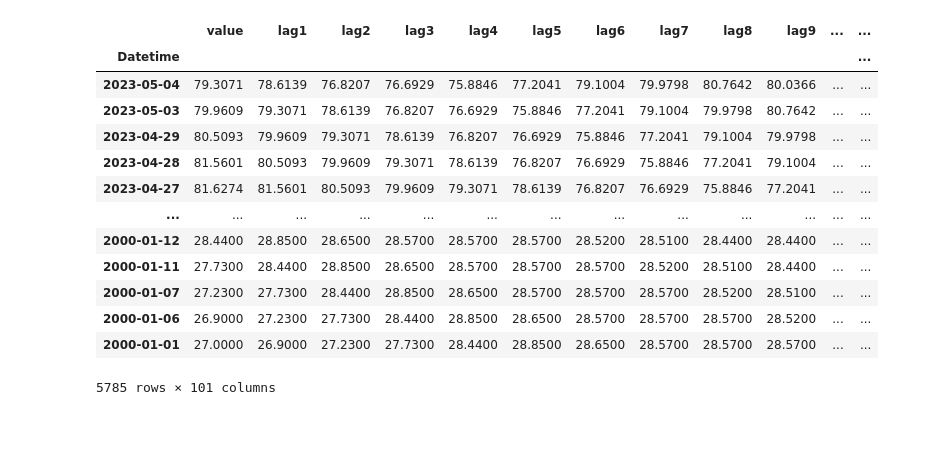
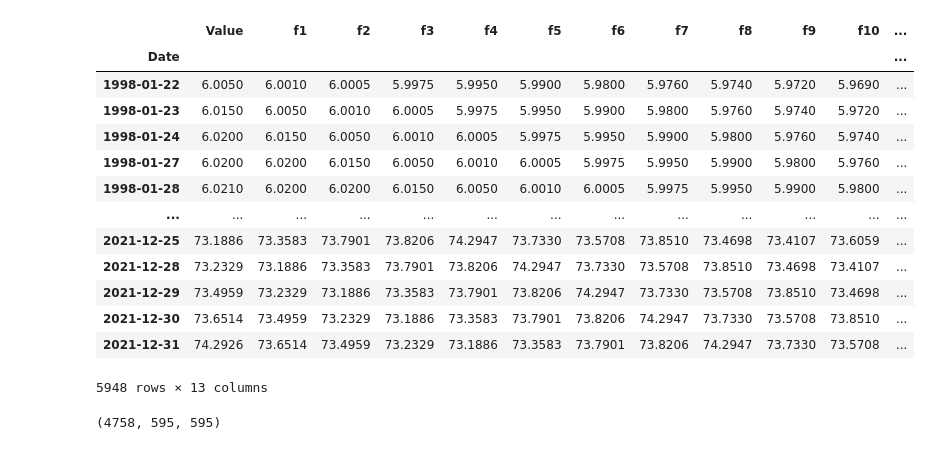
Before and after one commit to gregory-237/ApplicationProgrammingLab5_PyTorch, a Jupyter notebook: main.ipynb, the cells around one changed output. Saved outputs shown, nothing was run; the diff lists cells and outputs as text; code cells hidden in the pictures.

```diff
--- a/main.ipynb
+++ b/main.ipynb
@@ -13,0 +39,3 @@ df.index = pd.to_datetime(df.index)
+# %%
+df = pd.read_csv('/content/dataset.csv', sep=',', names=['Date', 'Value']).query('Date >= "1998-01-01"').query('Date <= "2022-01-01"')
+df
@@ -13,0 +56,4 @@ df.index = pd.to_datetime(df.index)
+# %%
+df = df.set_index(['Date'])
+df = df.rename(columns={'Exchange':'Value'})
+df
@@ -13,0 +80,5 @@ df.index = pd.to_datetime(df.index)
+# %%
+df.index = pd.to_datetime(df.index)
+if not df.index.is_monotonic:
+  df = df.sort_index()
+df
@@ -14,28 +100,28 @@ df.index = pd.to_datetime(df.index)
 # %%
-def generate_time_lags(df, n_lags):
+def generate_features(df, n_features):
     df_n = df.copy()
-    for n in range(1, n_lags + 1):
-        df_n[f"lag{n}"] = df_n["value"].shift(n)
-    df_n = df_n.iloc[n_lags:]
+    for n in range(1, n_features + 1):
+        df_n[f"f{n}"] = df_n["Value"].shift(n)
+    df_n = df_n.iloc[n_features:]
     return df_n
 
-input_dim = 100
+input_dim = 12
 
-df_timelags = generate_time_lags(df, input_dim)
-df_timelags
+df_features = generate_features(df, input_dim)
+df_features
 # %% [output]
-|  | value | lag1 | lag2 | lag3 | lag4 | lag5 | lag6 | lag7 | lag8 | lag9 | ... | ... |
-| Datetime |  |  |  |  |  |  |  |  |  |  |  | ... |
-| 2023-05-04 | 79.3071 | 78.6139 | 76.8207 | 76.6929 | 75.8846 | 77.2041 | 79.1004 | 79.9798 | 80.7642 | 80.0366 | ... | ... |
-| 2023-05-03 | 79.9609 | 79.3071 | 78.6139 | 76.8207 | 76.6929 | 75.8846 | 77.2041 | 79.1004 | 79.9798 | 80.7642 | ... | ... |
-| 2023-04-29 | 80.5093 | 79.9609 | 79.3071 | 78.6139 | 76.8207 | 76.6929 | 75.8846 | 77.2041 | 79.1004 | 79.9798 | ... | ... |
-| 2023-04-28 | 81.5601 | 80.5093 | 79.9609 | 79.3071 | 78.6139 | 76.8207 | 76.6929 | 75.8846 | 77.2041 | 79.1004 | ... | ... |
-| 2023-04-27 | 81.6274 | 81.5601 | 80.5093 | 79.9609 | 79.3071 | 78.6139 | 76.8207 | 76.6929 | 75.8846 | 77.2041 | ... | ... |
+|  | Value | f1 | f2 | f3 | f4 | f5 | f6 | f7 | f8 | f9 | f10 | ... |
+| Date |  |  |  |  |  |  |  |  |  |  |  | ... |
+| 1998-01-22 | 6.0050 | 6.0010 | 6.0005 | 5.9975 | 5.9950 | 5.9900 | 5.9800 | 5.9760 | 5.9740 | 5.9720 | 5.9690 | ... |
+| 1998-01-23 | 6.0150 | 6.0050 | 6.0010 | 6.0005 | 5.9975 | 5.9950 | 5.9900 | 5.9800 | 5.9760 | 5.9740 | 5.9720 | ... |
+| 1998-01-24 | 6.0200 | 6.0150 | 6.0050 | 6.0010 | 6.0005 | 5.9975 | 5.9950 | 5.9900 | 5.9800 | 5.9760 | 5.9740 | ... |
+| 1998-01-27 | 6.0200 | 6.0200 | 6.0150 | 6.0050 | 6.0010 | 6.0005 | 5.9975 | 5.9950 | 5.9900 | 5.9800 | 5.9760 | ... |
+| 1998-01-28 | 6.0210 | 6.0200 | 6.0200 | 6.0150 | 6.0050 | 6.0010 | 6.0005 | 5.9975 | 5.9950 | 5.9900 | 5.9800 | ... |
 | ... | ... | ... | ... | ... | ... | ... | ... | ... | ... | ... | ... | ... |
-| 2000-01-12 | 28.4400 | 28.8500 | 28.6500 | 28.5700 | 28.5700 | 28.5700 | 28.5200 | 28.5100 | 28.4400 | 28.4400 | ... | ... |
-| 2000-01-11 | 27.7300 | 28.4400 | 28.8500 | 28.6500 | 28.5700 | 28.5700 | 28.5700 | 28.5200 | 28.5100 | 28.4400 | ... | ... |
-| 2000-01-07 | 27.2300 | 27.7300 | 28.4400 | 28.8500 | 28.6500 | 28.5700 | 28.5700 | 28.5700 | 28.5200 | 28.5100 | ... | ... |
-| 2000-01-06 | 26.9000 | 27.2300 | 27.7300 | 28.4400 | 28.8500 | 28.6500 | 28.5700 | 28.5700 | 28.5700 | 28.5200 | ... | ... |
-| 2000-01-01 | 27.0000 | 26.9000 | 27.2300 | 27.7300 | 28.4400 | 28.8500 | 28.6500 | 28.5700 | 28.5700 | 28.5700 | ... | ... |
+| 2021-12-25 | 73.1886 | 73.3583 | 73.7901 | 73.8206 | 74.2947 | 73.7330 | 73.5708 | 73.8510 | 73.4698 | 73.4107 | 73.6059 | ... |
+| 2021-12-28 | 73.2329 | 73.1886 | 73.3583 | 73.7901 | 73.8206 | 74.2947 | 73.7330 | 73.5708 | 73.8510 | 73.4698 | 73.4107 | ... |
+| 2021-12-29 | 73.4959 | 73.2329 | 73.1886 | 73.3583 | 73.7901 | 73.8206 | 74.2947 | 73.7330 | 73.5708 | 73.8510 | 73.4698 | ... |
+| 2021-12-30 | 73.6514 | 73.4959 | 73.2329 | 73.1886 | 73.3583 | 73.7901 | 73.8206 | 74.2947 | 73.7330 | 73.5708 | 73.8510 | ... |
+| 2021-12-31 | 74.2926 | 73.6514 | 73.4959 | 73.2329 | 73.1886 | 73.3583 | 73.7901 | 73.8206 | 74.2947 | 73.7330 | 73.5708 | ... |
-5785 rows × 101 columns
+5948 rows × 13 columns
 # %%
@@ -57,0 +141,4 @@ X_train, X_val, X_test, y_train, y_val, y_test = train_val_test_split(df_timelag
+# %%
+len(x_train), len(x_test), len(x_valid)
+# %% [output]
+(4758, 595, 595)
```
Also changed, not shown: parts of 23 cells of this notebook.
